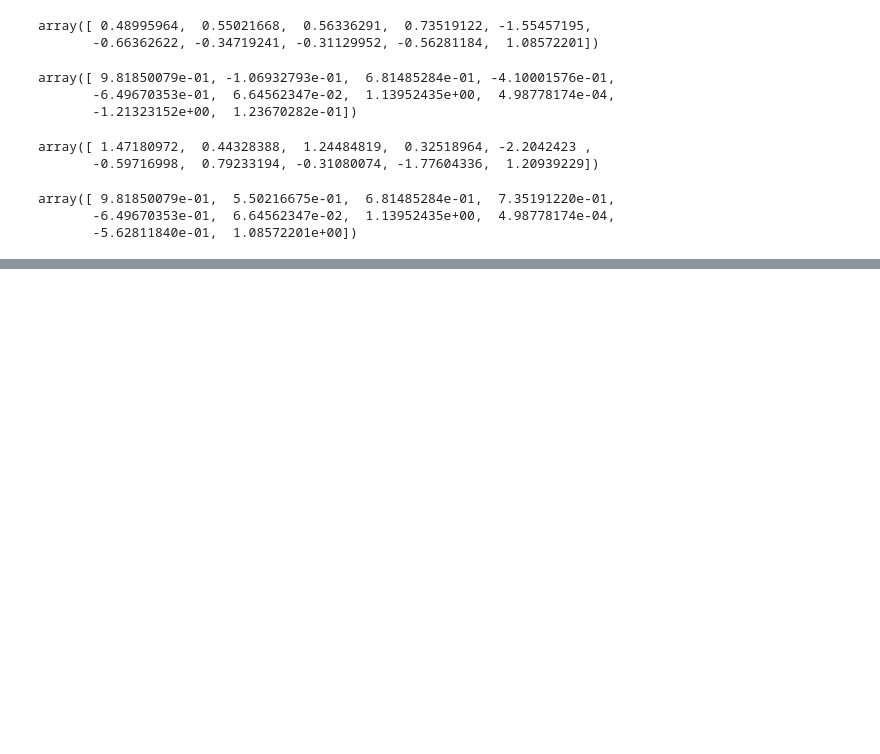
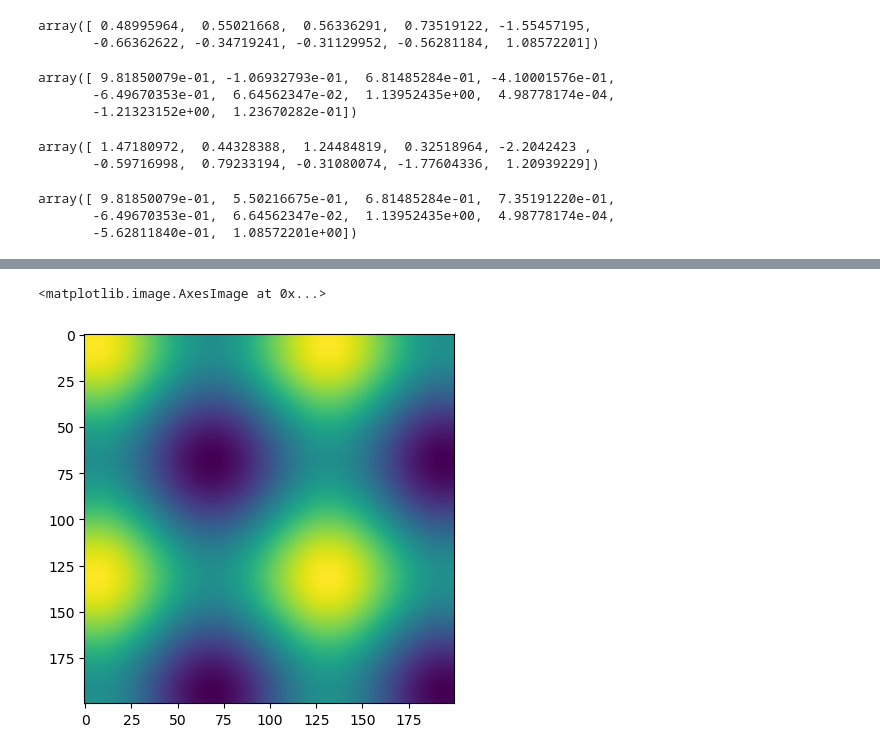
Before and after one commit to largekind/DataScience, a Jupyter notebook: Numpy.ipynb, the cells around one changed output, grey strips where cells are left out. Saved outputs shown, nothing was run; the diff lists cells and outputs as text; code cells hidden in the pictures; blank space fills up the shorter version.

```diff
--- a/Numpy.ipynb
+++ b/Numpy.ipynb
@@ -291,0 +335,5 @@ array([ 9.81850079e-01,  5.50216675e-01,  6.81485284e-01,  7.35191220e-01,
+# %%
+plt.imshow(z)
+# %% [output]
+<matplotlib.image.AxesImage at 0x...>
+[figure, added]
```
Also changed, not shown: parts of 26 cells of this notebook.
